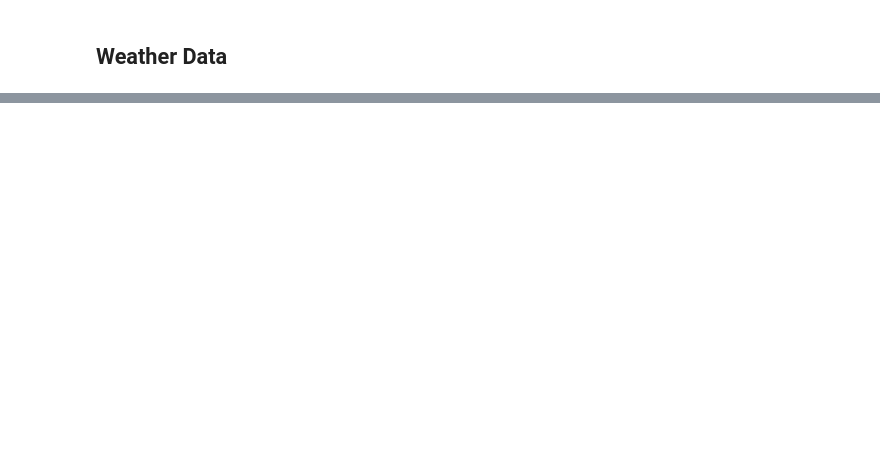
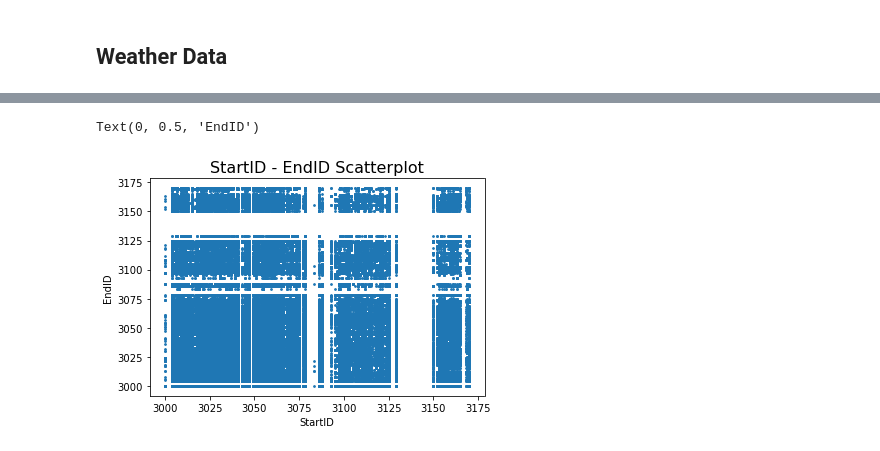
Before and after one commit to GoebelM94/dsml2021, a Jupyter notebook: notebooks/First Data Analysis.ipynb, the cells around one changed output, grey strips where cells are left out. Cells and saved outputs as stored; diff of their text form; code cells hidden in the pictures; blank space fills up the shorter version.

```diff
--- a/notebooks/First Data Analysis.ipynb
+++ b/notebooks/First Data Analysis.ipynb
@@ -142,3 +197,14 @@ print(id_mapped_to_station)
+# %%
+# schade, ich erkenne kein Muster :D
+fig, scplot_ids = plt.subplots(nrows=1,ncols=1)
+scplot_ids.scatter(df_bikes['start_station_id'],df_bikes['end_station_id'],s=3)
+scplot_ids.set_title("StartID - EndID Scatterplot",fontsize=16)
+scplot_ids.set_xlabel("StartID")
+scplot_ids.set_ylabel("EndID")
+#scplot_ids.show()
+# %% [output]
+Text(0, 0.5, 'EndID')
+[figure, added]
 # %%
 # Zeiten in Daytime umgewandelt und Leihdauer hinzugefügt
 df_bikes["start_time"] = pd.to_datetime(df_bikes["start_time"], dayfirst = True)
```
Also changed, not shown: parts of 28 cells of this notebook.
